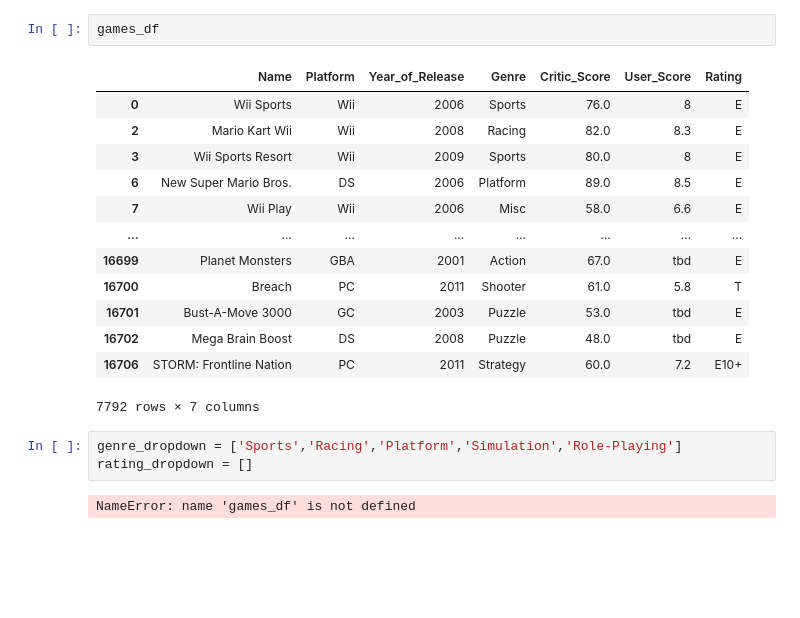
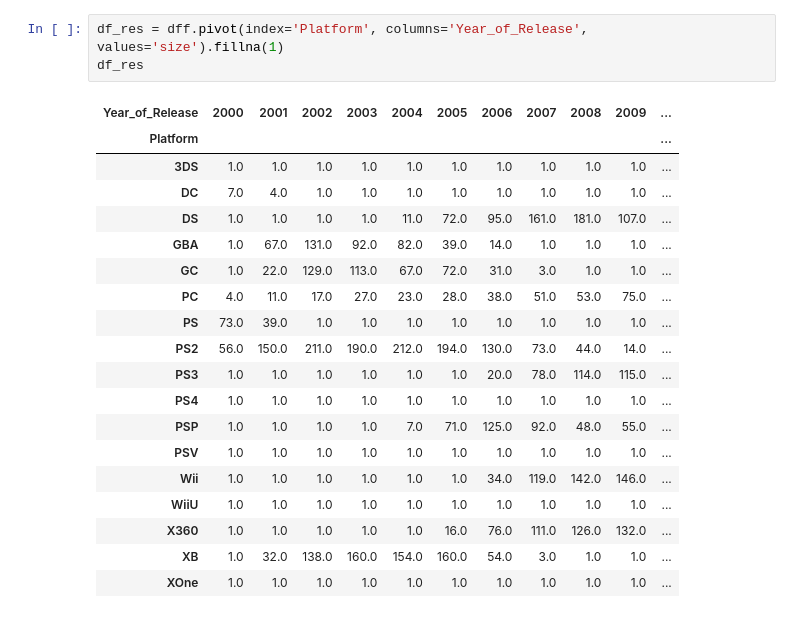
Before and after one commit to deniiiiissssss/Game_Industry, a Jupyter notebook: games.ipynb, the cells around one changed output. Drawn from its saved outputs; the diff is of its cells as text; blank space fills up the shorter version.

```diff
--- a/games.ipynb
+++ b/games.ipynb
@@ -11,21 +38,23 @@ games_df['Year_of_Release'] = games_df['Year_of_Release'].astype(int)
-# %%
-games_df
-# %% [output]
-|  | Name | Platform | Year_of_Release | Genre | Critic_Score | User_Score | Rating |
-| 0 | Wii Sports | Wii | 2006 | Sports | 76.0 | 8 | E |
-| 2 | Mario Kart Wii | Wii | 2008 | Racing | 82.0 | 8.3 | E |
-| 3 | Wii Sports Resort | Wii | 2009 | Sports | 80.0 | 8 | E |
-| 6 | New Super Mario Bros. | DS | 2006 | Platform | 89.0 | 8.5 | E |
-| 7 | Wii Play | Wii | 2006 | Misc | 58.0 | 6.6 | E |
-| ... | ... | ... | ... | ... | ... | ... | ... |
-| 16699 | Planet Monsters | GBA | 2001 | Action | 67.0 | tbd | E |
-| 16700 | Breach | PC | 2011 | Shooter | 61.0 | 5.8 | T |
-| 16701 | Bust-A-Move 3000 | GC | 2003 | Puzzle | 53.0 | tbd | E |
-| 16702 | Mega Brain Boost | DS | 2008 | Puzzle | 48.0 | tbd | E |
-| 16706 | STORM: Frontline Nation | PC | 2011 | Strategy | 60.0 | 7.2 | E10+ |
-7792 rows × 7 columns
-# %%
-genre_dropdown = ['Sports','Racing','Platform','Simulation','Role-Playing']
-rating_dropdown = []
-# %% [output]
-NameError: name 'games_df' is not defined
+# %%
+df_res = dff.pivot(index='Platform', columns='Year_of_Release', values='size').fillna(1)
+df_res
+# %% [output]
+| Year_of_Release | 2000 | 2001 | 2002 | 2003 | 2004 | 2005 | 2006 | 2007 | 2008 | 2009 | ... |
+| Platform |  |  |  |  |  |  |  |  |  |  | ... |
+| 3DS | 1.0 | 1.0 | 1.0 | 1.0 | 1.0 | 1.0 | 1.0 | 1.0 | 1.0 | 1.0 | ... |
+| DC | 7.0 | 4.0 | 1.0 | 1.0 | 1.0 | 1.0 | 1.0 | 1.0 | 1.0 | 1.0 | ... |
+| DS | 1.0 | 1.0 | 1.0 | 1.0 | 11.0 | 72.0 | 95.0 | 161.0 | 181.0 | 107.0 | ... |
+| GBA | 1.0 | 67.0 | 131.0 | 92.0 | 82.0 | 39.0 | 14.0 | 1.0 | 1.0 | 1.0 | ... |
+| GC | 1.0 | 22.0 | 129.0 | 113.0 | 67.0 | 72.0 | 31.0 | 3.0 | 1.0 | 1.0 | ... |
+| PC | 4.0 | 11.0 | 17.0 | 27.0 | 23.0 | 28.0 | 38.0 | 51.0 | 53.0 | 75.0 | ... |
+| PS | 73.0 | 39.0 | 1.0 | 1.0 | 1.0 | 1.0 | 1.0 | 1.0 | 1.0 | 1.0 | ... |
+| PS2 | 56.0 | 150.0 | 211.0 | 190.0 | 212.0 | 194.0 | 130.0 | 73.0 | 44.0 | 14.0 | ... |
+| PS3 | 1.0 | 1.0 | 1.0 | 1.0 | 1.0 | 1.0 | 20.0 | 78.0 | 114.0 | 115.0 | ... |
+| PS4 | 1.0 | 1.0 | 1.0 | 1.0 | 1.0 | 1.0 | 1.0 | 1.0 | 1.0 | 1.0 | ... |
+| PSP | 1.0 | 1.0 | 1.0 | 1.0 | 7.0 | 71.0 | 125.0 | 92.0 | 48.0 | 55.0 | ... |
+| PSV | 1.0 | 1.0 | 1.0 | 1.0 | 1.0 | 1.0 | 1.0 | 1.0 | 1.0 | 1.0 | ... |
+| Wii | 1.0 | 1.0 | 1.0 | 1.0 | 1.0 | 1.0 | 34.0 | 119.0 | 142.0 | 146.0 | ... |
+| WiiU | 1.0 | 1.0 | 1.0 | 1.0 | 1.0 | 1.0 | 1.0 | 1.0 | 1.0 | 1.0 | ... |
+| X360 | 1.0 | 1.0 | 1.0 | 1.0 | 1.0 | 16.0 | 76.0 | 111.0 | 126.0 | 132.0 | ... |
+| XB | 1.0 | 32.0 | 138.0 | 160.0 | 154.0 | 160.0 | 54.0 | 3.0 | 1.0 | 1.0 | ... |
+| XOne | 1.0 | 1.0 | 1.0 | 1.0 | 1.0 | 1.0 | 1.0 | 1.0 | 1.0 | 1.0 | ... |
```
Also changed, not shown: parts of 3 cells of this notebook, 1 other file.
